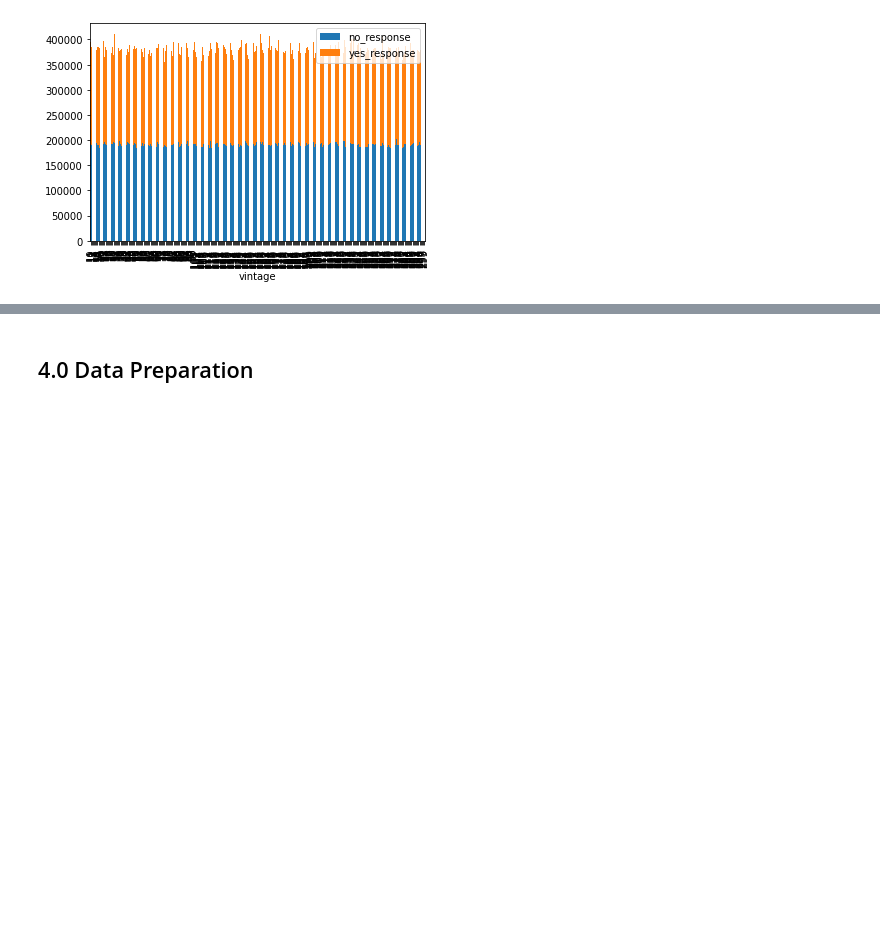
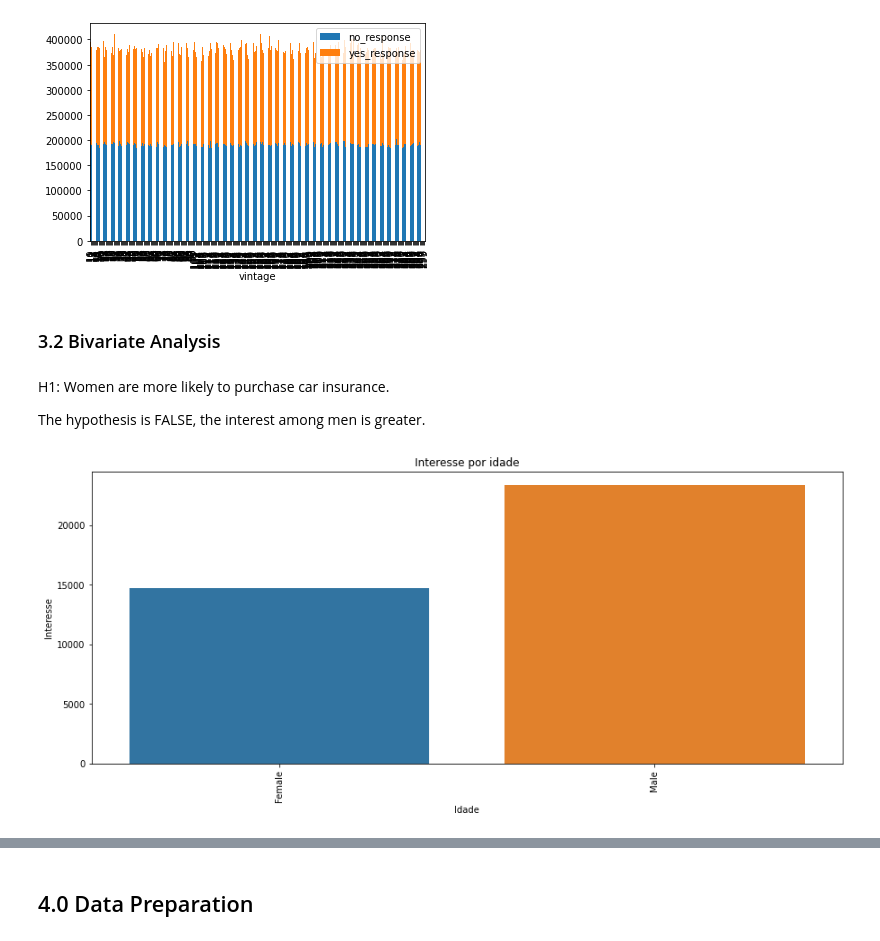
Before and after one commit to tiago121/health_insurance_classification_project, a Jupyter notebook: Health_insurance.ipynb, the cells around one changed output, grey strips where cells are left out. Drawn from its saved outputs; the diff is of its cells as text; code cells hidden in the pictures; blank space fills up the shorter version.

```diff
--- a/Health_insurance.ipynb
+++ b/Health_insurance.ipynb
@@ -328,3 +440,20 @@ df.plot( x='vintage', kind='bar', stacked=True)
 # %% [output]
 <matplotlib.axes._subplots.AxesSubplot at 0x...>
 [figure]
+# %% [markdown]
+### 3.2 Bivariate Analysis
+# %% [markdown]
+H1: Women are more likely to purchase car insurance.
+
+The hypothesis is FALSE, the interest among men is greater.
+# %%
+# Analyse just interested customers by age
+plt.figure(figsize=(15,6))
+aux_age2 = df3[['gender', 'response']].groupby('gender').sum().reset_index()
+eda_age2 = sns.barplot( x='gender', y='response', data=aux_age2 )
+eda_age2.set_title('Interesse por idade')
+eda_age2.set_xlabel('Idade')
+eda_age2.set_ylabel('Interesse')
+plt.xticks( rotation=90 );
+# %% [output]
+[figure, added]
```
Also changed, not shown: parts of 116 cells of this notebook.
